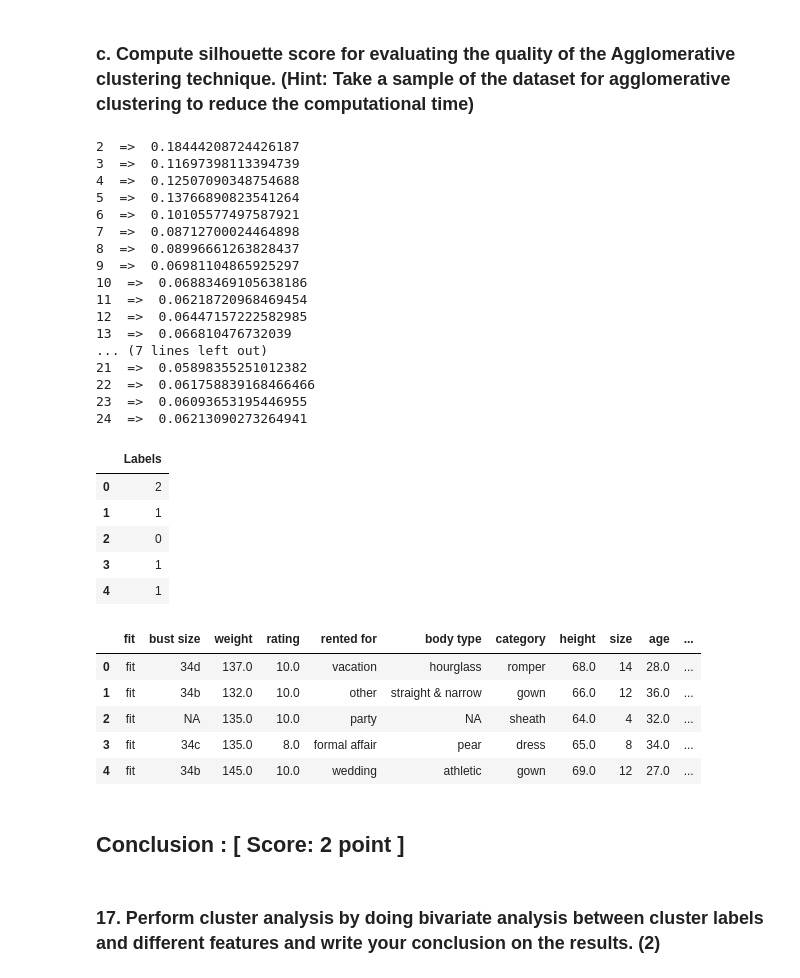
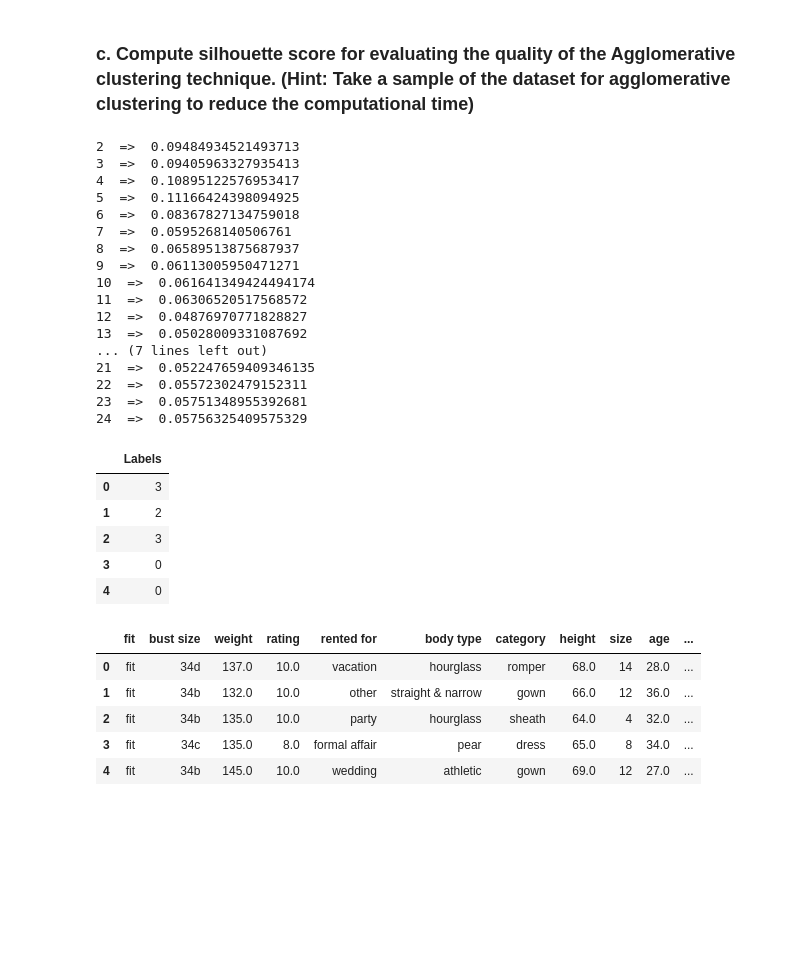
Before and after one commit to AritraKumarDas/G2B4_Project2_PythonForDS, a Jupyter notebook: Python_GroupProject2-G2B4.ipynb, the cells around one changed output. Saved outputs shown, nothing was run; the diff lists cells and outputs as text; code cells hidden in the pictures; blank space fills up the shorter version.

```diff
--- a/Python_GroupProject2-G2B4.ipynb
+++ b/Python_GroupProject2-G2B4.ipynb
@@ -221,8 +221,8 @@ df['rented for'].fillna( mode_value, inplace=True )
 
 df['age'].fillna( df['age'].median(), inplace=True )
 
-df['bust size'] = df['bust size'].fillna('NA')
-df['body type'] = df['body type'].fillna('NA')
+df['bust size'] = df['bust size'].fillna(df['bust size'].mode()[0])
+df['body type'] = df['body type'].fillna(df['body type'].mode()[0])
 
 df.isna().sum()
 
@@ -506,11 +505,10 @@ for i in range(2,15):
 # %%
 # Drawing the dendrogram for Agglomerative clustering
 
-scaled_df_30k = scaled_df.head(5000)
+scaled_df_5k = scaled_df.head(5000)     # using sample original scaled data
 
 plt.figure(figsize=(16,6))
-
-merge = linkage(scaled_df_30k, method='ward')
+merge = linkage(scaled_df_5k, method='ward')
 dendrogram(merge, leaf_rotation=90)
 
 plt.show()
@@ -553,44 +551,44 @@ df_hier.head()
 from sklearn.metrics import silhouette_score
 for i in range(2,25):
     hier = AgglomerativeClustering(n_clusters=i)
-    hier_model = hier.fit(scaled_df_30k)
-    labels = hier.fit_predict(scaled_df_30k)
-    print(i, " => ", silhouette_score(scaled_df_30k,labels))
+    hier_model = hier.fit(scaled_df_5k)
+    labels = hier.fit_predict(scaled_df_5k)
+    print(i, " => ", silhouette_score(scaled_df_5k,labels))
 # %% [output]
-2  =>  0.18444208724426187
-3  =>  0.11697398113394739
-4  =>  0.12507090348754688
-5  =>  0.13766890823541264
-6  =>  0.10105577497587921
-7  =>  0.08712700024464898
-8  =>  0.08996661263828437
-9  =>  0.06981104865925297
-10  =>  0.06883469105638186
-11  =>  0.06218720968469454
-12  =>  0.06447157222582985
-13  =>  0.066810476732039
+2  =>  0.09484934521493713
+3  =>  0.09405963327935413
+4  =>  0.10895122576953417
+5  =>  0.11166424398094925
+6  =>  0.08367827134759018
+7  =>  0.0595268140506761
+8  =>  0.06589513875687937
+9  =>  0.06113005950471271
+10  =>  0.061641349424494174
+11  =>  0.06306520517568572
+12  =>  0.04876970771828827
+13  =>  0.05028009331087692
 ... (7 lines left out)
-21  =>  0.05898355251012382
-22  =>  0.061758839168466466
-23  =>  0.06093653195446955
-24  =>  0.06213090273264941
+21  =>  0.052247659409346135
+22  =>  0.05572302479152311
+23  =>  0.05751348955392681
+24  =>  0.05756325409575329
 # %%
-## Building hierarchical clustering model using the optimal clusters size as 4 using original data
+## Building hierarchical clustering model using the optimal clusters size as 5 using original data
 
-hie_cluster = AgglomerativeClustering(n_clusters=4, linkage='ward')
-hie_cluster_model = hie_cluster.fit(scaled_df_30k)
+hie_cluster = AgglomerativeClustering(n_clusters=5, linkage='ward')
+hie_cluster_model = hie_cluster.fit(scaled_df_5k)
 
 ## Creating a dataframe of the labels
 hie_cluster_df = pd.DataFrame({'Labels':hie_cluster.labels_})
 
 hie_cluster_df.head(5)
 # %% [output]
 |  | Labels |
-| 0 | 2 |
-| 1 | 1 |
-| 2 | 0 |
-| 3 | 1 |
-| 4 | 1 |
+| 0 | 3 |
+| 1 | 2 |
+| 2 | 3 |
+| 3 | 0 |
+| 4 | 0 |
 # %%
 ## joining the label dataframe with unscaled initial cleaned dataframe.(dfc)
 
@@ -600,10 +598,6 @@ hier_df.head()
 |  | fit | bust size | weight | rating | rented for | body type | category | height | size | age | ... |
 | 0 | fit | 34d | 137.0 | 10.0 | vacation | hourglass | romper | 68.0 | 14 | 28.0 | ... |
 | 1 | fit | 34b | 132.0 | 10.0 | other | straight & narrow | gown | 66.0 | 12 | 36.0 | ... |
-| 2 | fit | NA | 135.0 | 10.0 | party | NA | sheath | 64.0 | 4 | 32.0 | ... |
+| 2 | fit | 34b | 135.0 | 10.0 | party | hourglass | sheath | 64.0 | 4 | 32.0 | ... |
 | 3 | fit | 34c | 135.0 | 8.0 | formal affair | pear | dress | 65.0 | 8 | 34.0 | ... |
 | 4 | fit | 34b | 145.0 | 10.0 | wedding | athletic | gown | 69.0 | 12 | 27.0 | ... |
-# %% [markdown]
-## Conclusion : [ Score: 2 point ]
-# %% [markdown]
-### 17. Perform cluster analysis by doing bivariate analysis between cluster labels and different features and write your conclusion on the results. (2)
```
Also changed, not shown: parts of 27 cells of this notebook.
